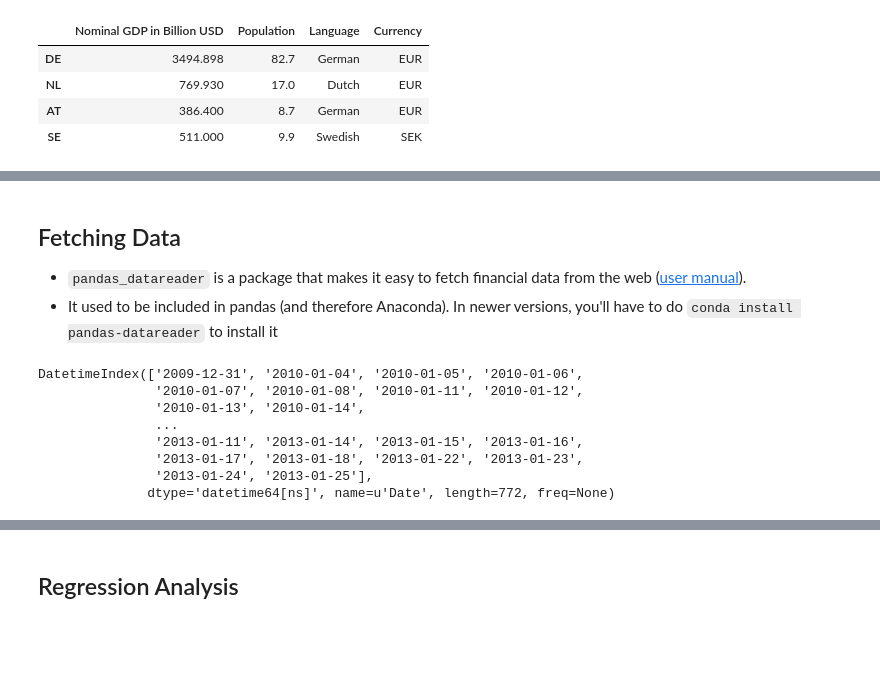
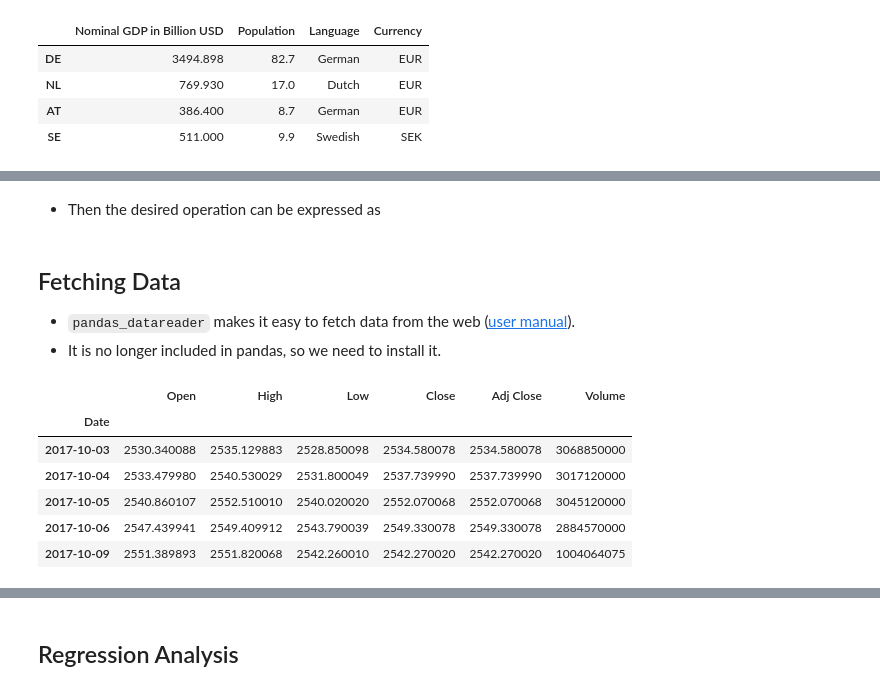
Before and after one commit to s-broda/ComputationalFinance, a Jupyter notebook: slides/week2.ipynb, the cells around one changed output, grey strips where cells are left out. Saved outputs shown, nothing was run; the diff lists cells and outputs as text; code cells hidden in the pictures; blank space fills up the shorter version.

```diff
--- a/slides/week2.ipynb
+++ b/slides/week2.ipynb
@@ -409,0 +481,2 @@ df.tail() #show the last few rows
+# %% [markdown]
+* Then the desired operation can be expressed as
@@ -410,5 +485,5 @@ df.tail() #show the last few rows
 # %% [markdown]
 ## Fetching Data
-* `pandas_datareader` is a package that makes it easy to fetch financial data from the web ([user manual](http://pandas-datareader.readthedocs.io/en/latest/remote_data.html)).
-* It used to be included in pandas (and therefore Anaconda). In newer versions, you'll have to do `conda install pandas-datareader` to install it
+* `pandas_datareader` makes it easy to fetch data from the web ([user manual](http://pandas-datareader.readthedocs.io/en/latest/remote_data.html)).
+* It is no longer included in pandas, so we need to install it.
 # %%
@@ -418,14 +493,13 @@ import pandas_datareader.data as web
 # %%
 start = pd.datetime(2010, 1, 1)
-end = pd.datetime(2013, 1, 27)
-f = web.DataReader("AAPL", 'yahoo', start, end)
-f.index
+end = pd.datetime.today()
+p = web.DataReader("^GSPC", 'yahoo', start, end) #S&P500
+p.tail()
 # %% [output]
-DatetimeIndex(['2009-12-31', '2010-01-04', '2010-01-05', '2010-01-06',
-               '2010-01-07', '2010-01-08', '2010-01-11', '2010-01-12',
-               '2010-01-13', '2010-01-14',
-               ...
-               '2013-01-11', '2013-01-14', '2013-01-15', '2013-01-16',
-               '2013-01-17', '2013-01-18', '2013-01-22', '2013-01-23',
-               '2013-01-24', '2013-01-25'],
-              dtype='datetime64[ns]', name=u'Date', length=772, freq=None)
+|  | Open | High | Low | Close | Adj Close | Volume |
+| Date |  |  |  |  |  |  |
+| 2017-10-03 | 2530.340088 | 2535.129883 | 2528.850098 | 2534.580078 | 2534.580078 | 3068850000 |
+| 2017-10-04 | 2533.479980 | 2540.530029 | 2531.800049 | 2537.739990 | 2537.739990 | 3017120000 |
+| 2017-10-05 | 2540.860107 | 2552.510010 | 2540.020020 | 2552.070068 | 2552.070068 | 3045120000 |
+| 2017-10-06 | 2547.439941 | 2549.409912 | 2543.790039 | 2549.330078 | 2549.330078 | 2884570000 |
+| 2017-10-09 | 2551.389893 | 2551.820068 | 2542.260010 | 2542.270020 | 2542.270020 | 1004064075 |
```
Also changed, not shown: parts of 42 cells of this notebook, 2 other files.
